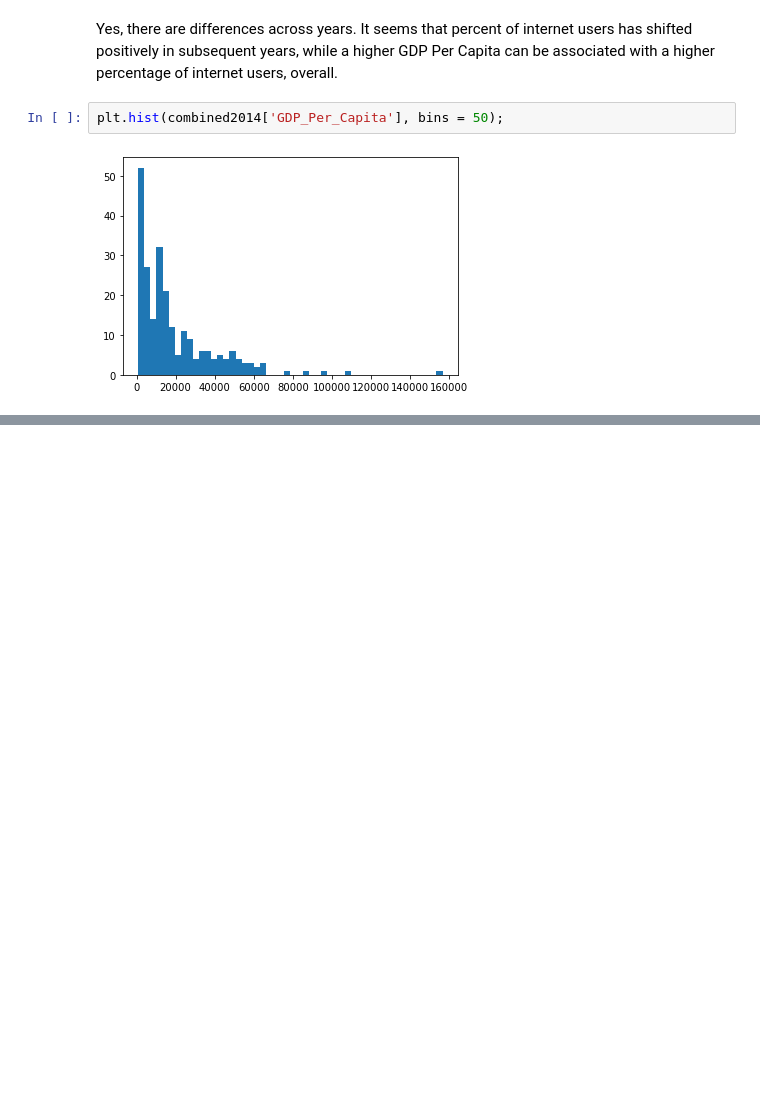
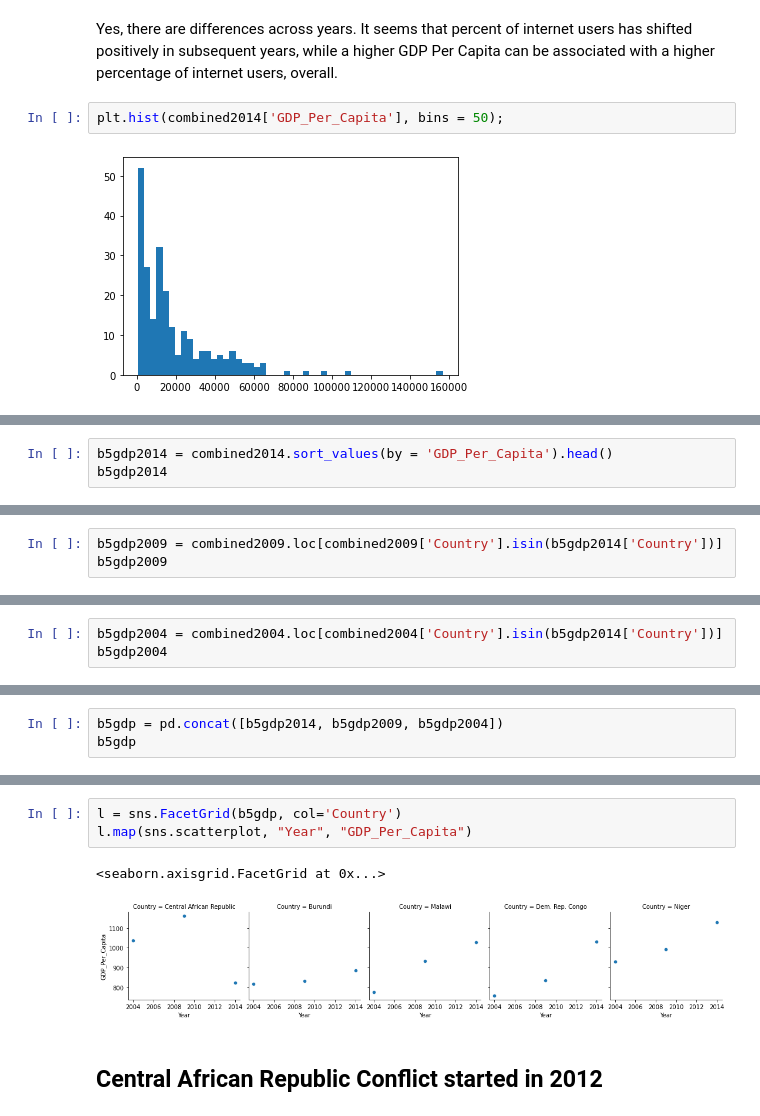
Before and after one commit to ColinSandidge/gdp-and-internet-usage-ColinSandidge, a Jupyter notebook: notebooks/UN Project.ipynb, the cells around one changed output, grey strips where cells are left out. Saved outputs shown, nothing was run; the diff lists cells and outputs as text; blank space fills up the shorter version.

```diff
--- a/notebooks/UN Project.ipynb
+++ b/notebooks/UN Project.ipynb
@@ -378,0 +489,3 @@ KeyError: "None of [Int64Index([2014, 2014, 2014, 2014, 2014, 2009, 2009, 2009,
+# %%
+b5gdp2014 = combined2014.sort_values(by = 'GDP_Per_Capita').head()
+b5gdp2014
@@ -378,0 +499,3 @@ KeyError: "None of [Int64Index([2014, 2014, 2014, 2014, 2014, 2009, 2009, 2009,
+# %%
+b5gdp2009 = combined2009.loc[combined2009['Country'].isin(b5gdp2014['Country'])]
+b5gdp2009
@@ -378,0 +509,3 @@ KeyError: "None of [Int64Index([2014, 2014, 2014, 2014, 2014, 2009, 2009, 2009,
+# %%
+b5gdp2004 = combined2004.loc[combined2004['Country'].isin(b5gdp2014['Country'])]
+b5gdp2004
@@ -378,0 +519,3 @@ KeyError: "None of [Int64Index([2014, 2014, 2014, 2014, 2014, 2009, 2009, 2009,
+# %%
+b5gdp = pd.concat([b5gdp2014, b5gdp2009, b5gdp2004])
+b5gdp
@@ -378,0 +539,8 @@ KeyError: "None of [Int64Index([2014, 2014, 2014, 2014, 2014, 2009, 2009, 2009,
+# %%
+l = sns.FacetGrid(b5gdp, col='Country')
+l.map(sns.scatterplot, "Year", "GDP_Per_Capita")
+# %% [output]
+<seaborn.axisgrid.FacetGrid at 0x...>
+[figure, added]
+# %% [markdown]
+## Central African Republic Conflict started in 2012
```
Also changed, not shown: parts of 48 cells of this notebook.
